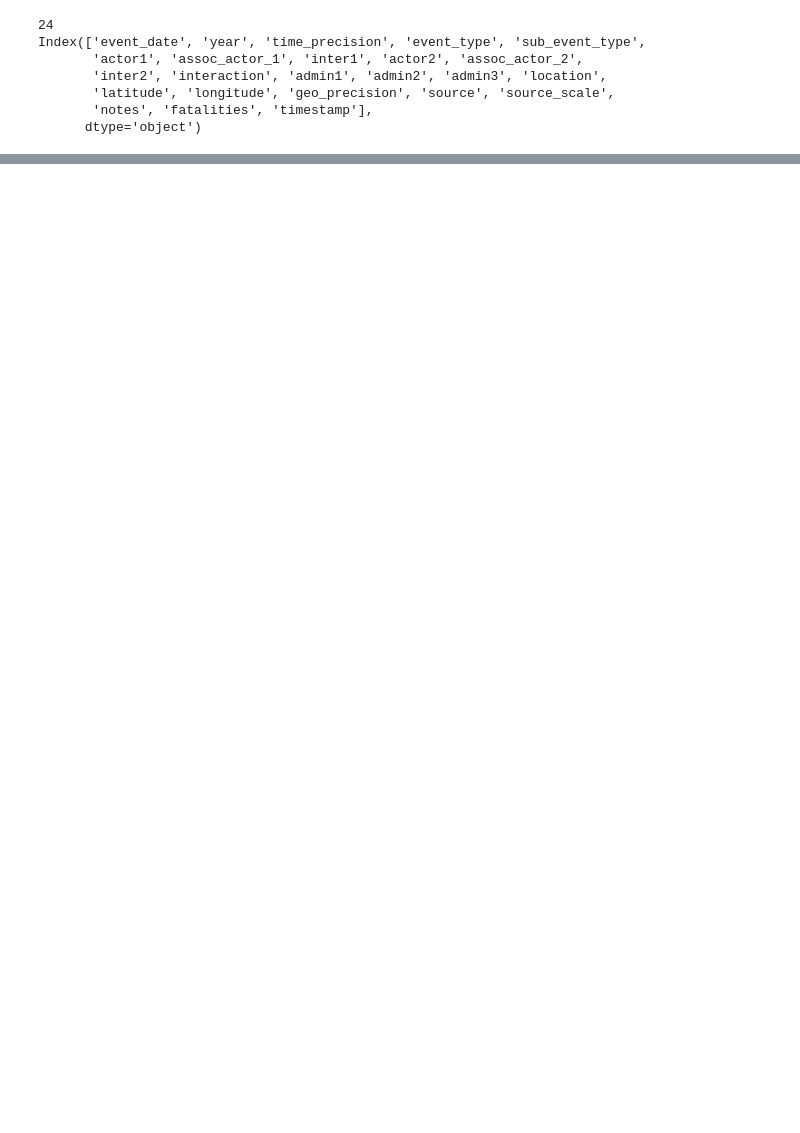
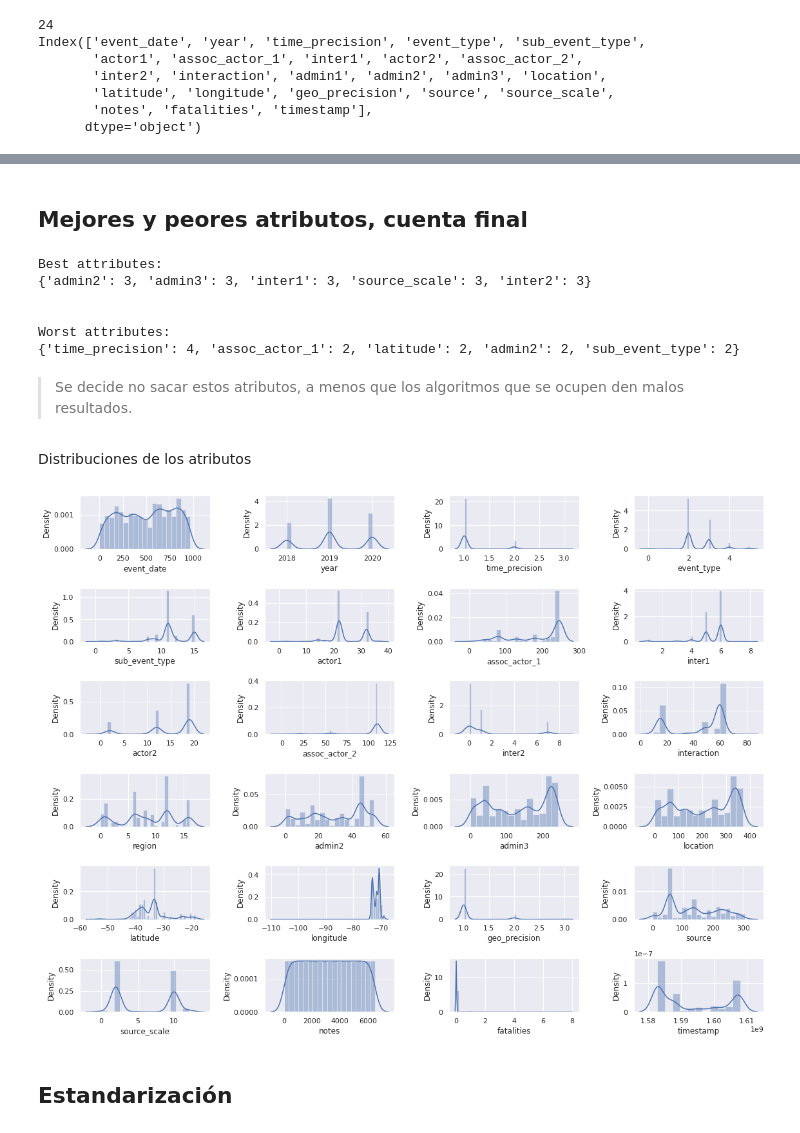
Before and after one commit to hugosep/machine-learning-taller-3, a Jupyter notebook: taller_3.ipynb, the cells around one changed output, grey strips where cells are left out. Cells and saved outputs as stored; diff of their text form; code cells hidden in the pictures; blank space fills up the shorter version.

```diff
--- a/taller_3.ipynb
+++ b/taller_3.ipynb
@@ -120,0 +357,61 @@ dtype: object
+# %% [markdown]
+## Mejores y peores atributos, cuenta final
+# %%
+best = list()
+
+for i in best_attributes:
+  best += i
+
+counter_best = Counter(best)
+
+import heapq
+from operator import itemgetter
+
+n = 5
+
+topitems = heapq.nlargest(n, counter_best.items(), key=itemgetter(1))  # Use .iteritems() on Py2
+best = dict(topitems)
+
+print("Best attributes:")
+print(best)
+print("\n")
+
+worst = list()
+
+for i in worst_attributes:
+  worst += i
+
+counter_worst = Counter(worst)
+
+import heapq
+from operator import itemgetter
+
+n = 5
+
+topitems = heapq.nlargest(n, counter_worst.items(), key=itemgetter(1))  # Use .iteritems() on Py2
+worst = dict(topitems)
+
+print("Worst attributes:")
+print(worst)
+# %% [output]
+Best attributes:
+{'admin2': 3, 'admin3': 3, 'inter1': 3, 'source_scale': 3, 'inter2': 3}
+
+
+Worst attributes:
+{'time_precision': 4, 'assoc_actor_1': 2, 'latitude': 2, 'admin2': 2, 'sub_event_type': 2}
+# %% [markdown]
+> Se decide no sacar estos atributos, a menos que los algoritmos que se ocupen den malos resultados.
+# %% [markdown]
+Distribuciones de los atributos
+# %%
+fig, axes = plt.subplots(figsize=(16,12), nrows=6, ncols=4)
+for i, column in enumerate(data.columns):
+  sns.distplot(data[column], hist=True, rug=False, kde=True, ax=axes[i//4,i%4])
+
+plt.tight_layout()
+plt.show()
+# %% [output]
+[figure, added]
+# %% [markdown]
+## Estandarización
```
Also changed, not shown: parts of 40 cells of this notebook, 1 other file.
